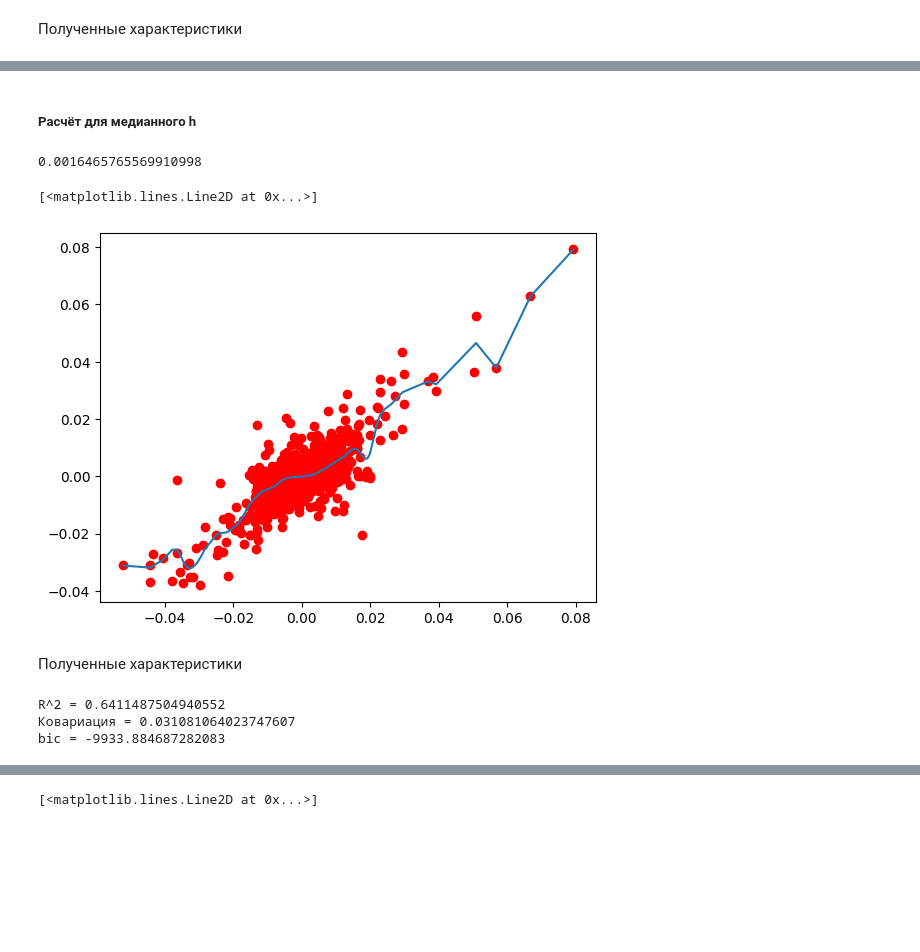
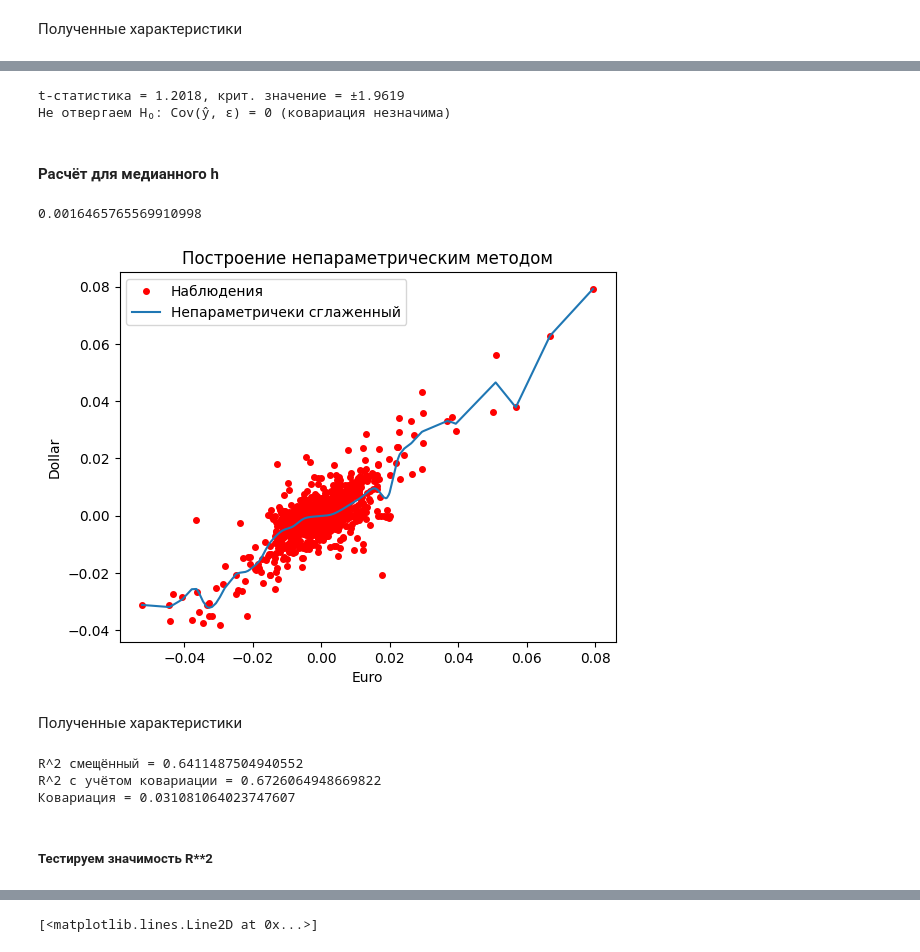
Before and after one commit to AnfimovAleksandr/mag_diploma, a Jupyter notebook: Непараметрический_2.ipynb, the cells around one changed output, grey strips where cells are left out. Saved outputs shown, nothing was run; the diff lists cells and outputs as text; code cells hidden in the pictures; blank space fills up the shorter version.

```diff
--- a/Непараметрический_2.ipynb
+++ b/Непараметрический_2.ipynb
@@ -2083,46 +2215,84 @@ bic = -9933.832603033776
+# %%
+# Данные
+y_true = y_test.flatten()  # истинные значения
+y_pred = E_Y_X.flatten()   # предсказания модели
+residuals = y_true - y_pred
+
+# Вычисляем корреляцию и t-статистику
+corr = np.corrcoef(y_pred, residuals)[0, 1]
+n = len(y_true)
+t_stat = corr * np.sqrt(n - 2) / np.sqrt(1 - corr**2)
+
+# Критическое значение (двусторонний тест)
+alpha = 0.05
+t_crit = t.ppf(1 - alpha/2, df=n-2)
+
+print(f"t-статистика = {t_stat:.4f}, крит. значение = ±{t_crit:.4f}")
+
+if np.abs(t_stat) > t_crit:
+    print("Отвергаем H₀: Cov(ŷ, ε) ≠ 0 (ковариация значима)")
+else:
+    print("Не отвергаем H₀: Cov(ŷ, ε) = 0 (ковариация незначима)")
+# %% [output]
+t-статистика = 1.2018, крит. значение = ±1.9619
+Не отвергаем H₀: Cov(ŷ, ε) = 0 (ковариация незначима)
 # %% [markdown]
-##### Расчёт для медианного h
+#### Расчёт для медианного h
 # %%
 h_median = pd.DataFrame(h_s).median()[0]
 h_median
 # %% [output]
 0.0016465765569910998
 # %%
+var_Y = y_test.var(ddof= 1)
+n_samples_test = y_test.shape[0]
+
+# Считаем регрессию
 k_h = K_h(X_test - X_test.reshape((n_samples_test)), h_median)
 res = (k_h * y_test).sum(axis = 0) / k_h.sum(axis = 0)
+E_Y_X = res.reshape(-1, 1)
 
-E_Y_X = res.reshape(-1, 1)
+# Считаем остатки и их ковариацию с регрессией
 residiuals = y_test - E_Y_X
 covar = np.cov(E_Y_X.flatten(), residiuals.flatten())[0][1]
 
-var_Y = y_test.var(ddof= 1)
+# Считаем дисперсии
 var_E_X_Y = E_Y_X.var(ddof= 1)
 var_resid = sum((residiuals ** 2) / (n_samples_test - 1))
 
-density = gaussian_kde(residiuals.T[0])
-LogLikelihood = np.log(density(residiuals.T[0])).sum()
+# Смещённый R**2 и доля ковариции
+R_2_shifted = var_E_X_Y / var_Y
+cov_part = 2 * covar / var_Y
 
-R_2 = var_E_X_Y / var_Y
-cov_part = 2 * covar / var_Y
-bic = -2 * LogLikelihood + 3 * np.log(n_samples_test)
+# Считаем несмещённый (по корреляции Пирсона)
+y_true = y_test.flatten()  # реальные значения
+y_pred = E_Y_X.flatten()   # предсказанные значения
+r = np.corrcoef(y_true, y_pred)[0, 1]
+r_squared = r ** 2
 # %%
 X_reshaped = X_test.reshape(1, -1)[0]
 sorted_indices = np.argsort(X_reshaped)  # Получаем индексы для сортировки
 X_sorted = X_reshaped[sorted_indices]
 res_sorted = res[sorted_indices]
 # %%
-plt.plot(X_test, y_test, 'ro')
+plt.title('Построение непараметрическим методом')
+plt.xlabel('Euro')
+plt.ylabel('Dollar')
+plt.plot(X_test, y_test, 'ro', markersize=4)
 plt.plot(X_sorted, res_sorted)
+plt.legend(['Наблюдения', 'Непараметричеки сглаженный'])
+plt.show()
 # %% [output]
-[<matplotlib.lines.Line2D at 0x...>]
-[figure, old version]
+[figure, new version]
 # %% [markdown]
 Полученные характеристики
 # %%
-print('R^2 =', R_2)
+print('R^2 смещённый =', R_2_shifted)
+print('R^2 с учётом ковариации =', r_squared)
 print('Ковариация =', cov_part)
-print('bic =', bic)
 # %% [output]
-R^2 = 0.6411487504940552
+R^2 смещённый = 0.6411487504940552
+R^2 с учётом ковариации = 0.6726064948669822
 Ковариация = 0.031081064023747607
-bic = -9933.884687282083
+# %% [markdown]
+##### Тестируем значимость R**2
```
Also changed, not shown: parts of 51 cells of this notebook, 1 other file.
